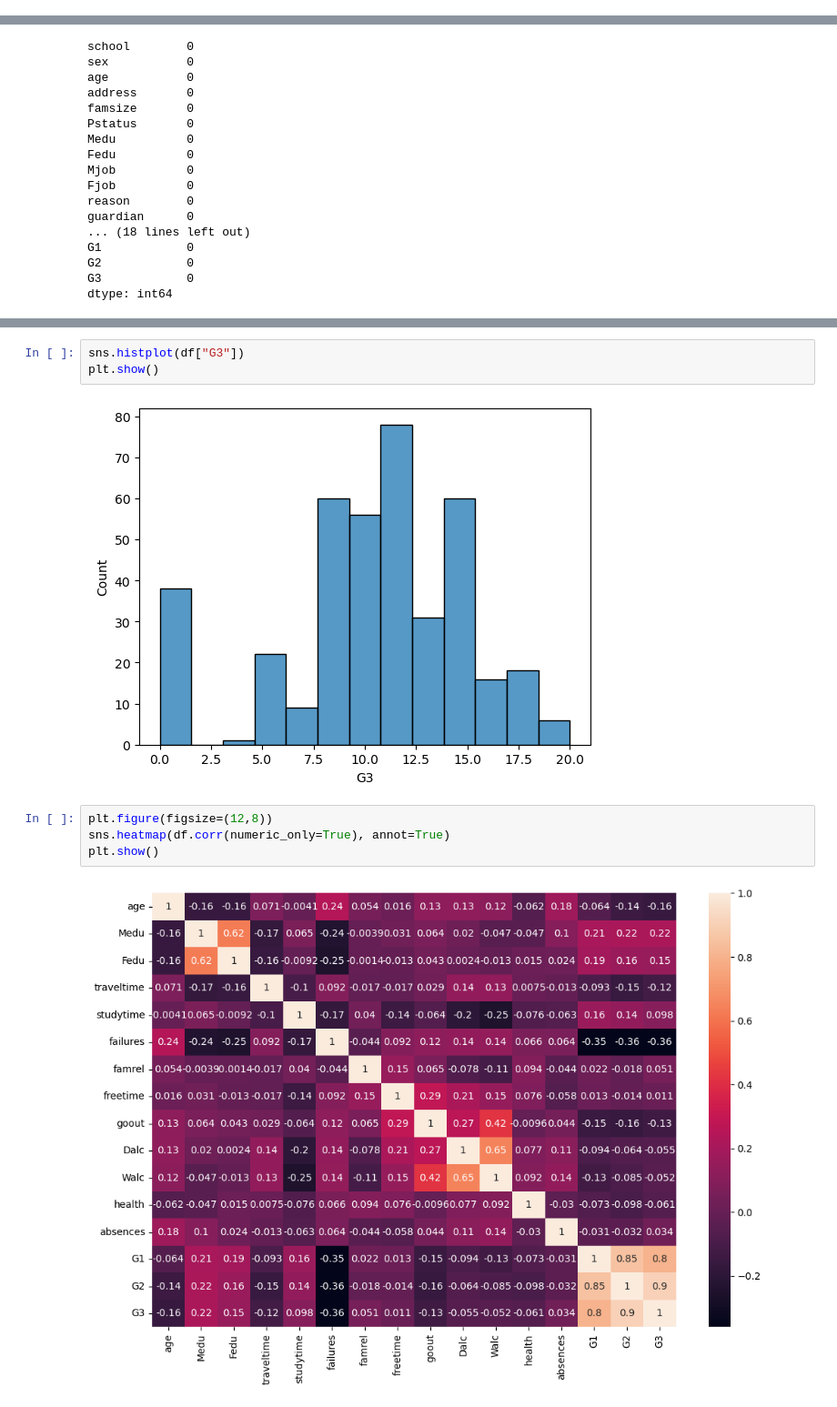
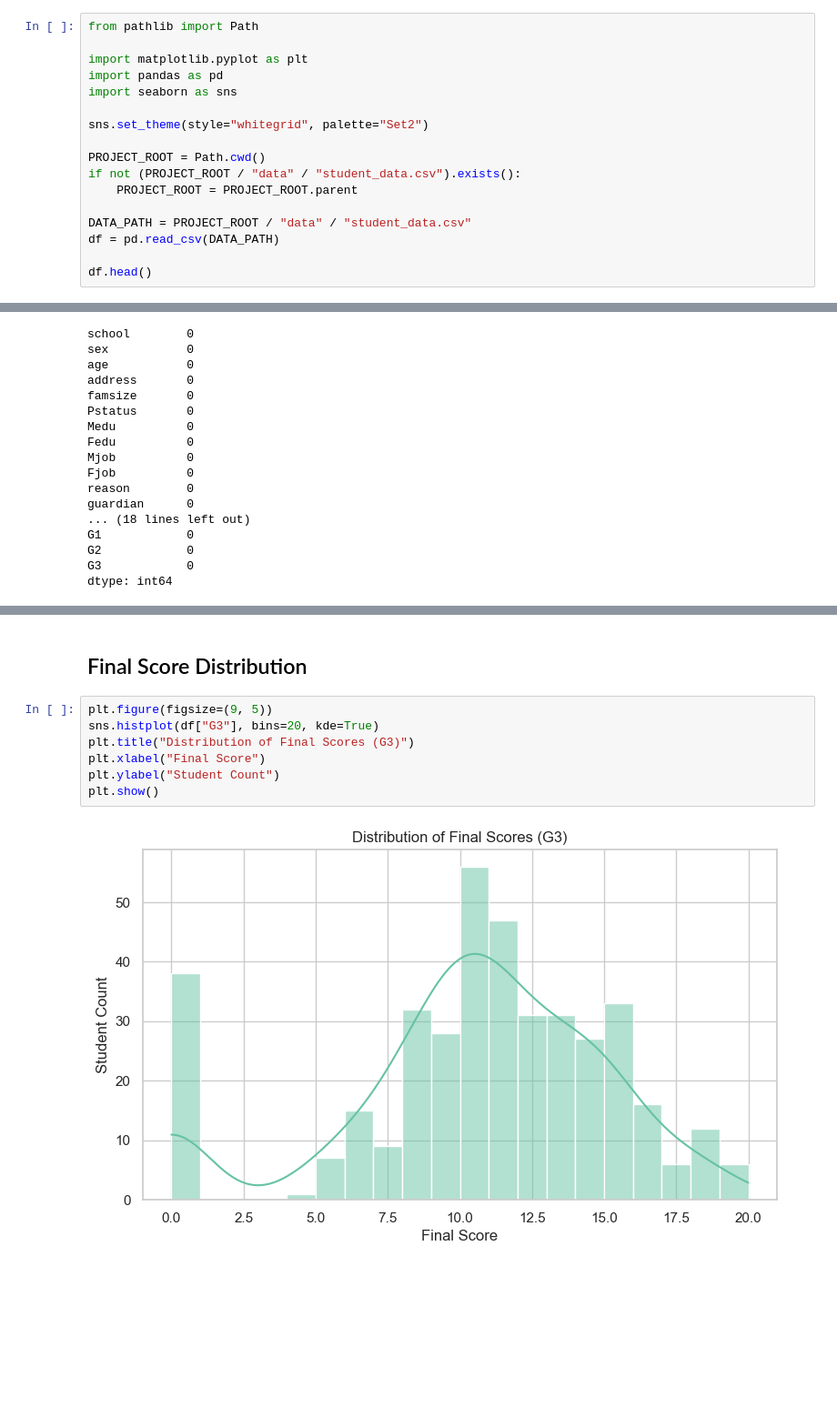
Before and after one commit to Samm-05/Student-Performance-Tracker, a Jupyter notebook: notebooks/eda.ipynb, the cells around one changed output, grey strips where cells are left out. Shown at 91% size. Cells and saved outputs as stored; diff of their text form; blank space fills up the shorter version.

```diff
--- a/notebooks/eda.ipynb
+++ b/notebooks/eda.ipynb
@@ -14,0 +5,17 @@ df.head()
+# %%
+from pathlib import Path
+
+import matplotlib.pyplot as plt
+import pandas as pd
+import seaborn as sns
+
+sns.set_theme(style="whitegrid", palette="Set2")
+
+PROJECT_ROOT = Path.cwd()
+if not (PROJECT_ROOT / "data" / "student_data.csv").exists():
+    PROJECT_ROOT = PROJECT_ROOT.parent
+
+DATA_PATH = PROJECT_ROOT / "data" / "student_data.csv"
+df = pd.read_csv(DATA_PATH)
+
+df.head()
@@ -70,11 +84,11 @@ import matplotlib.pyplot as plt
-# %%
-sns.histplot(df["G3"])
-plt.show()
-# %% [output]
-[figure, removed]
-# %%
-plt.figure(figsize=(12,8))
-sns.heatmap(df.corr(numeric_only=True), annot=True)
-plt.show()
-# %% [output]
-[figure, removed]
+# %% [markdown]
+## Final Score Distribution
+# %%
+plt.figure(figsize=(9, 5))
+sns.histplot(df["G3"], bins=20, kde=True)
+plt.title("Distribution of Final Scores (G3)")
+plt.xlabel("Final Score")
+plt.ylabel("Student Count")
+plt.show()
+# %% [output]
+[figure, added]
```
Also changed, not shown: parts of 25 cells of this notebook, 1 other file.
